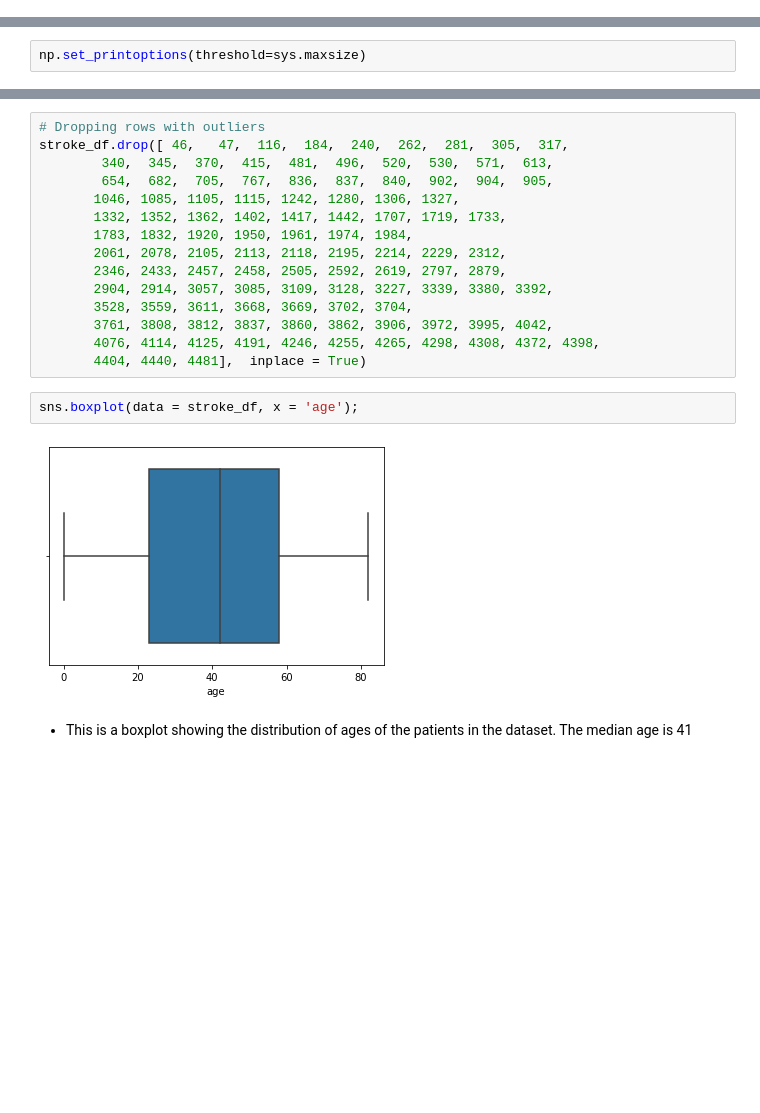
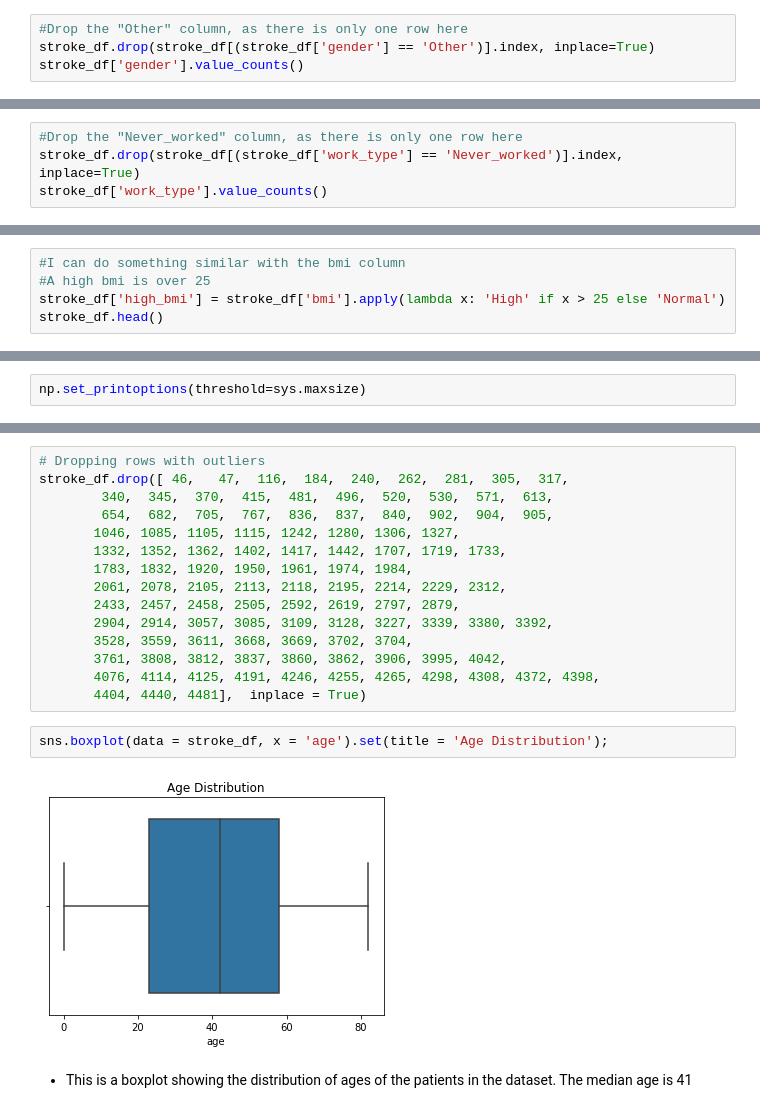
Before and after one commit to alexre24/Stroke-Prediction-Modeling, a Jupyter notebook: Stroke_Prediction_Data.ipynb, the cells around one changed output, grey strips where cells are left out. Cells and saved outputs as stored; diff of their text form; blank space fills up the shorter version.

```diff
--- a/Stroke_Prediction_Data.ipynb
+++ b/Stroke_Prediction_Data.ipynb
@@ -116,3 +119,7 @@ Female    2994
 Male      2115
 Other        1
 Name: gender, dtype: int64
+# %%
+#Drop the "Other" column, as there is only one row here
+stroke_df.drop(stroke_df[(stroke_df['gender'] == 'Other')].index, inplace=True)
+stroke_df['gender'].value_counts()
@@ -145,3 +156,7 @@ children          687
 Govt_job          657
 Never_worked       22
 Name: work_type, dtype: int64
+# %%
+#Drop the "Never_worked" column, as there is only one row here
+stroke_df.drop(stroke_df[(stroke_df['work_type'] == 'Never_worked')].index, inplace=True)
+stroke_df['work_type'].value_counts()
@@ -172,3 +193,8 @@ stroke_df.head()
 | 2 | Male | 80.0 | 0 | 1 | Yes | Private | Rural | ... |
 | 3 | Female | 49.0 | 0 | 0 | Yes | Private | Urban | ... |
 | 4 | Female | 79.0 | 1 | 0 | Yes | Self-employed | Rural | ... |
+# %%
+#I can do something similar with the bmi column
+#A high bmi is over 25
+stroke_df['high_bmi'] = stroke_df['bmi'].apply(lambda x: 'High' if x > 25 else 'Normal')
+stroke_df.head()
@@ -294,16 +327,16 @@ stroke_df.drop([ 46,   47,  116,  184,  240,  262,  281,  305,  317,
        1332, 1352, 1362, 1402, 1417, 1442, 1707, 1719, 1733,
        1783, 1832, 1920, 1950, 1961, 1974, 1984,
        2061, 2078, 2105, 2113, 2118, 2195, 2214, 2229, 2312,
-       2346, 2433, 2457, 2458, 2505, 2592, 2619, 2797, 2879,
+       2433, 2457, 2458, 2505, 2592, 2619, 2797, 2879,
        2904, 2914, 3057, 3085, 3109, 3128, 3227, 3339, 3380, 3392,
        3528, 3559, 3611, 3668, 3669, 3702, 3704,
-       3761, 3808, 3812, 3837, 3860, 3862, 3906, 3972, 3995, 4042,
+       3761, 3808, 3812, 3837, 3860, 3862, 3906, 3995, 4042,
        4076, 4114, 4125, 4191, 4246, 4255, 4265, 4298, 4308, 4372, 4398,
        4404, 4440, 4481],  inplace = True)
 # %%
-sns.boxplot(data = stroke_df, x = 'age');
+sns.boxplot(data = stroke_df, x = 'age').set(title = 'Age Distribution');
 # %% [output]
-[figure, old version]
+[figure, new version]
 # %% [markdown]
 - This is a boxplot showing the distribution of ages of the patients in the dataset. The median age is 41
 # %%
```
Also changed, not shown: parts of 37 cells of this notebook.
